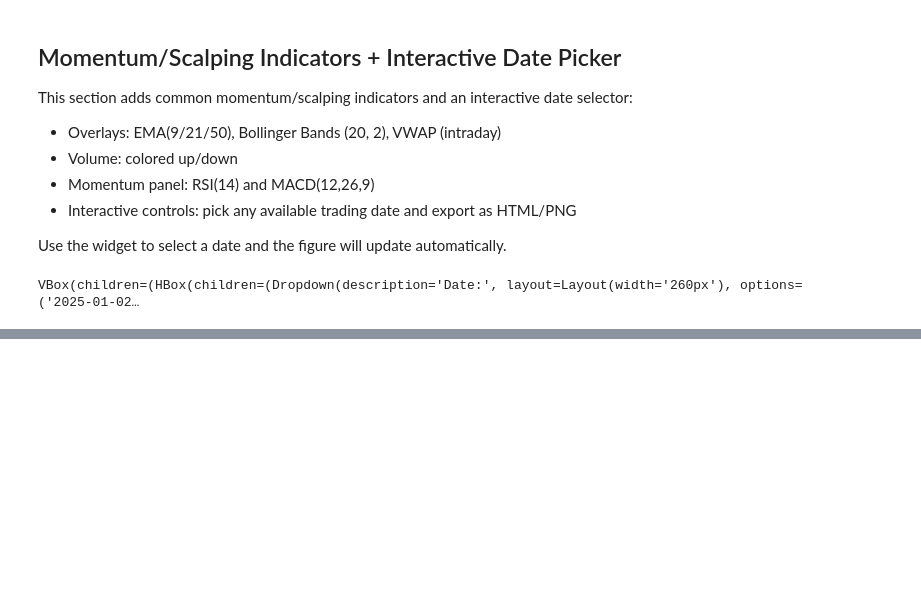
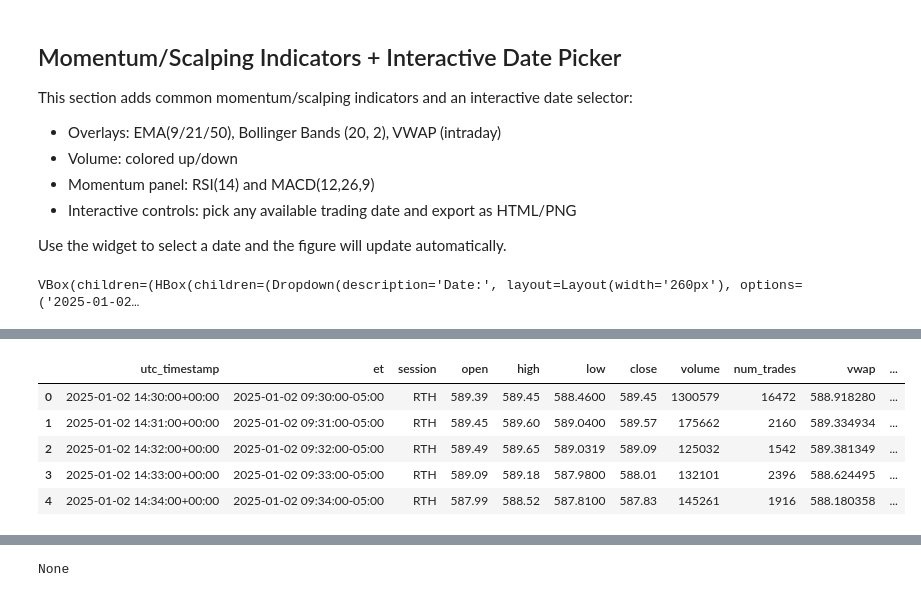
Before and after one commit to drewgoodman1/antman_data, a Jupyter notebook: notebooks/inspect_silver_spy.ipynb, the cells around one changed output, grey strips where cells are left out. Saved outputs shown, nothing was run; the diff lists cells and outputs as text; code cells hidden in the pictures; blank space fills up the shorter version.

```diff
--- a/notebooks/inspect_silver_spy.ipynb
+++ b/notebooks/inspect_silver_spy.ipynb
@@ -53,14 +73,18 @@ memory usage: 24.4 KB
 None
 Columns: ['close', 'high', 'low', 'num_trades', 'open', 'volume', 'vwap']
 # %%
-# Summarize all parquet files (row counts, date range)
-total_rows = 0
-dates = []
-for f in files:
-    path = os.path.join(silver_dir, f)
-    d = pd.read_parquet(path)
-    total_rows += len(d)
-    dates.append(f.split("_")[-1].replace(".parquet", ""))
+# Summarize all parquet files (row counts, date range) — fast via DuckDB
+import duckdb
+
+glob_path = os.path.join(silver_dir, "*.parquet")
+# Count rows across all Parquet files efficiently
+with duckdb.connect() as con:
+    (total_rows,) = con.execute(
+        "SELECT COUNT(*) FROM read_parquet(?, union_by_name=true)", [glob_path]
+    ).fetchone()
+
+# Derive available dates from filenames (no data load)
+dates = sorted(f.split("_")[-1].replace(".parquet", "") for f in files)
 print(f"Total files: {len(files)}")
 print(f"Total rows: {total_rows}")
 print(f"Date range: {min(dates)} to {max(dates)}")
@@ -428,0 +527,50 @@ VBox(children=(HBox(children=(Dropdown(description='Date:', layout=Layout(width=
+# %%
+# Load and Inspect Gold-Layer SPY Data
+import os
+import pandas as pd
+
+# Set up path to gold SPY data
+gold_dir = os.path.join(
+    os.path.dirname(os.path.dirname(os.path.abspath("../scripts/inspect_silver_spy.py"))),
+    "data", "gold", "SPY"
+)
+
+print(f"Gold directory: {gold_dir}")
+
+# Check if gold directory exists and list files
+if os.path.exists(gold_dir):
+    gold_files = sorted([f for f in os.listdir(gold_dir) if f.endswith(".parquet")])
+    print(f"Found {len(gold_files)} gold parquet files")
+
+    if gold_files:
+        # Load a sample gold file
+        sample_gold_file = os.path.join(gold_dir, gold_files[0])
+        gold_df = pd.read_parquet(sample_gold_file)
+
+        print(f"\nSample gold file: {sample_gold_file}")
+        print(f"Shape: {gold_df.shape}")
+        print(f"Columns: {gold_df.columns.tolist()}")
+
+        # Display sample data
+        display(gold_df.head())
+
+        # Show info about the data
+        display(gold_df.info())
+
+        # Check unique session values
+        if 'session' in gold_df.columns:
+            print(f"\nSession values: {gold_df['session'].unique()}")
+            print(f"Session counts:\n{gold_df['session'].value_counts()}")
+
+        # Check return statistics
+        if 'return_1min' in gold_df.columns:
+            print(f"\nReturn statistics:")
+            print(f"Mean: {gold_df['return_1min'].mean():.6f}")
+            print(f"Std: {gold_df['return_1min'].std():.6f}")
+            print(f"Min: {gold_df['return_1min'].min():.6f}")
+            print(f"Max: {gold_df['return_1min'].max():.6f}")
+    else:
+        print("No gold parquet files found. You may need to run the silver-to-gold transformation script first.")
+else:
+    print("Gold directory does not exist. You may need to run the silver-to-gold transformation script first.")
+# %% [output]
@@ -428,0 +583,6 @@ VBox(children=(HBox(children=(Dropdown(description='Date:', layout=Layout(width=
+|  | utc_timestamp | et | session | open | high | low | close | volume | num_trades | vwap | ... |
+| 0 | 2025-01-02 14:30:00+00:00 | 2025-01-02 09:30:00-05:00 | RTH | 589.39 | 589.45 | 588.4600 | 589.45 | 1300579 | 16472 | 588.918280 | ... |
+| 1 | 2025-01-02 14:31:00+00:00 | 2025-01-02 09:31:00-05:00 | RTH | 589.45 | 589.60 | 589.0400 | 589.57 | 175662 | 2160 | 589.334934 | ... |
+| 2 | 2025-01-02 14:32:00+00:00 | 2025-01-02 09:32:00-05:00 | RTH | 589.49 | 589.65 | 589.0319 | 589.09 | 125032 | 1542 | 589.381349 | ... |
+| 3 | 2025-01-02 14:33:00+00:00 | 2025-01-02 09:33:00-05:00 | RTH | 589.09 | 589.18 | 587.9800 | 588.01 | 132101 | 2396 | 588.624495 | ... |
+| 4 | 2025-01-02 14:34:00+00:00 | 2025-01-02 09:34:00-05:00 | RTH | 587.99 | 588.52 | 587.8100 | 587.83 | 145261 | 1916 | 588.180358 | ... |
@@ -428,0 +607 @@ VBox(children=(HBox(children=(Dropdown(description='Date:', layout=Layout(width=
+None
```
Also changed, not shown: parts of 9 cells of this notebook, 2 other files.
